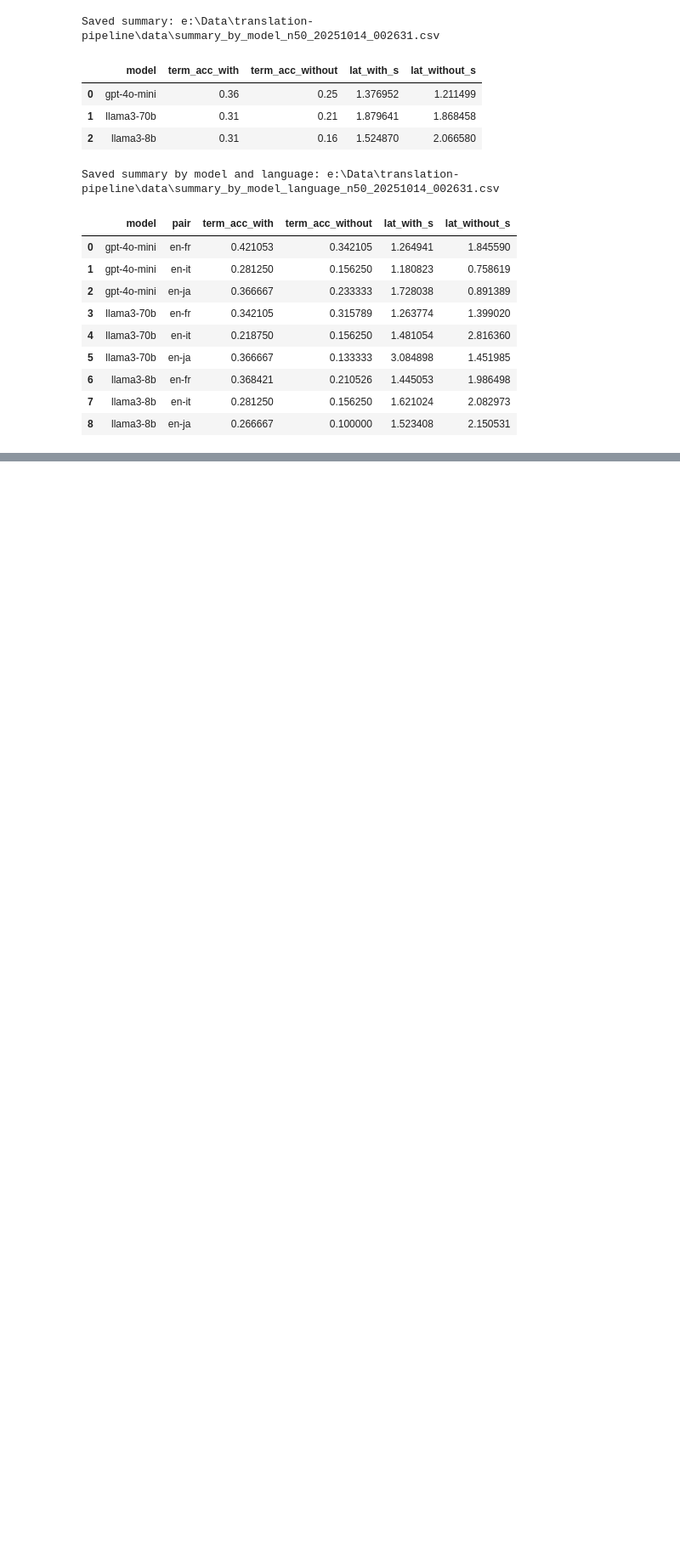
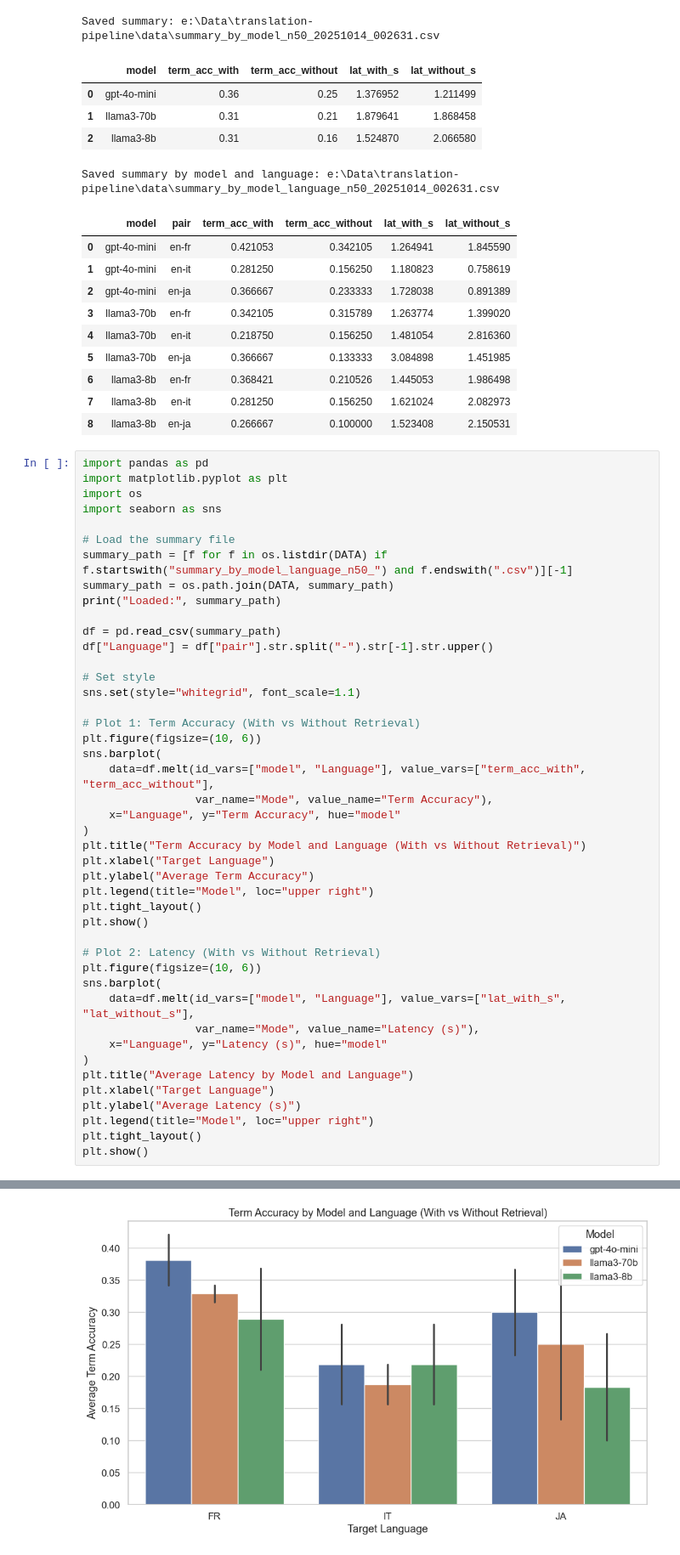
Before and after one commit to daniel-jr97/llm-glossary-translation, a Jupyter notebook: notebooks/pipeline.ipynb, the cells around one changed output, grey strips where cells are left out. Shown at 85% size. Saved outputs shown, nothing was run; the diff lists cells and outputs as text; blank space fills up the shorter version.

```diff
--- a/notebooks/pipeline.ipynb
+++ b/notebooks/pipeline.ipynb
@@ -384,3 +384,48 @@ Saved summary by model and language: e:\Data\translation-pipeline\data\summary_b
 | 6 | llama3-8b | en-fr | 0.368421 | 0.210526 | 1.445053 | 1.986498 |
 | 7 | llama3-8b | en-it | 0.281250 | 0.156250 | 1.621024 | 2.082973 |
 | 8 | llama3-8b | en-ja | 0.266667 | 0.100000 | 1.523408 | 2.150531 |
+# %%
+import pandas as pd
+import matplotlib.pyplot as plt
+import os
+import seaborn as sns
+
+# Load the summary file
+summary_path = [f for f in os.listdir(DATA) if f.startswith("summary_by_model_language_n50_") and f.endswith(".csv")][-1]
+summary_path = os.path.join(DATA, summary_path)
+print("Loaded:", summary_path)
+
+df = pd.read_csv(summary_path)
+df["Language"] = df["pair"].str.split("-").str[-1].str.upper()
+
+# Set style
+sns.set(style="whitegrid", font_scale=1.1)
+
+# Plot 1: Term Accuracy (With vs Without Retrieval)
+plt.figure(figsize=(10, 6))
+sns.barplot(
+    data=df.melt(id_vars=["model", "Language"], value_vars=["term_acc_with", "term_acc_without"],
+                 var_name="Mode", value_name="Term Accuracy"),
+    x="Language", y="Term Accuracy", hue="model"
+)
+plt.title("Term Accuracy by Model and Language (With vs Without Retrieval)")
+plt.xlabel("Target Language")
+plt.ylabel("Average Term Accuracy")
+plt.legend(title="Model", loc="upper right")
+plt.tight_layout()
+plt.show()
+
+# Plot 2: Latency (With vs Without Retrieval)
+plt.figure(figsize=(10, 6))
+sns.barplot(
+    data=df.melt(id_vars=["model", "Language"], value_vars=["lat_with_s", "lat_without_s"],
+                 var_name="Mode", value_name="Latency (s)"),
+    x="Language", y="Latency (s)", hue="model"
+)
+plt.title("Average Latency by Model and Language")
+plt.xlabel("Target Language")
+plt.ylabel("Average Latency (s)")
+plt.legend(title="Model", loc="upper right")
+plt.tight_layout()
+plt.show()
+# %% [output]
@@ -386,0 +433 @@ Saved summary by model and language: e:\Data\translation-pipeline\data\summary_b
+[figure, added]
```
Also changed, not shown: parts of 4 cells of this notebook.
